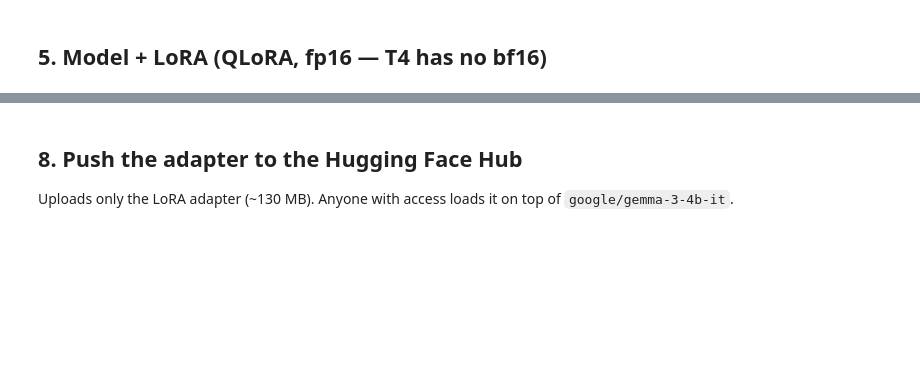
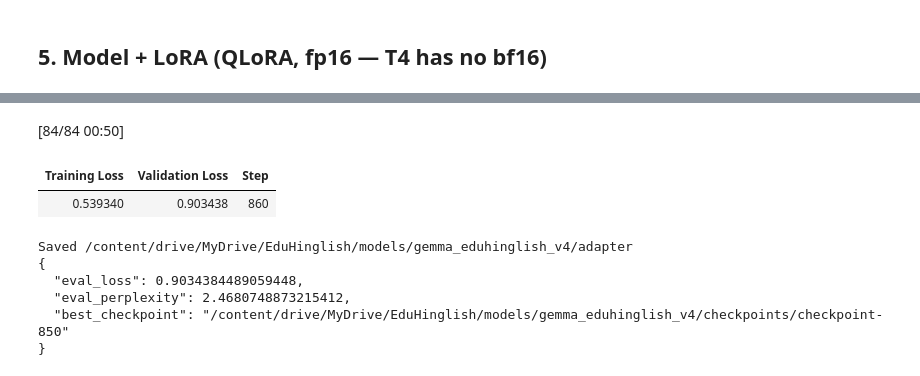
Before and after one commit to PersuasivePost/EduHinglish, a Jupyter notebook: training/colab_notebooks/05_gemma_finetune_v4_resumable.ipynb, the cells around one changed output, grey strips where cells are left out. Cells and saved outputs as stored; diff of their text form; code cells hidden in the pictures; blank space fills up the shorter version.

```diff
--- a/training/colab_notebooks/05_gemma_finetune_v4_resumable.ipynb
+++ b/training/colab_notebooks/05_gemma_finetune_v4_resumable.ipynb
@@ -252,15 +333,25 @@ else:
 # %%
 if not TRAINING_DONE:
     trainer.model.save_pretrained(ADAPTER_DIR)
     tokenizer.save_pretrained(ADAPTER_DIR)
     metrics = trainer.evaluate()
+    metrics["eval_perplexity"] = math.exp(metrics["eval_loss"])
+    metrics["best_checkpoint"] = trainer.state.best_model_checkpoint
     with open(f"{ADAPTER_DIR}/eval_metrics.json", "w") as f:
         json.dump(metrics, f, indent=2)
     open(f"{BASE_DIR}/models/{RUN_NAME}/TRAINING_DONE", "w").write(json.dumps(metrics))
     TRAINING_DONE = True
-    print("Saved", ADAPTER_DIR, metrics)
+    print("Saved", ADAPTER_DIR)
+    print(json.dumps(metrics, indent=2))
 else:
     print("Adapter already at", ADAPTER_DIR)
+# %% [output]
+[84/84 00:50]
+| Training Loss | Validation Loss | Step |
+| 0.539340 | 0.903438 | 860 |
+Saved /content/drive/MyDrive/EduHinglish/models/gemma_eduhinglish_v4/adapter
+{
+  "eval_loss": 0.9034384489059448,
+  "eval_perplexity": 2.4680748873215412,
+  "best_checkpoint": "/content/drive/MyDrive/EduHinglish/models/gemma_eduhinglish_v4/checkpoints/checkpoint-850"
+}
-# %% [markdown]
-## 8. Push the adapter to the Hugging Face Hub
-Uploads only the LoRA adapter (~130 MB). Anyone with access loads it on top of `google/gemma-3-4b-it`.
```
Also changed, not shown: parts of 18 cells of this notebook, 14 other files.
